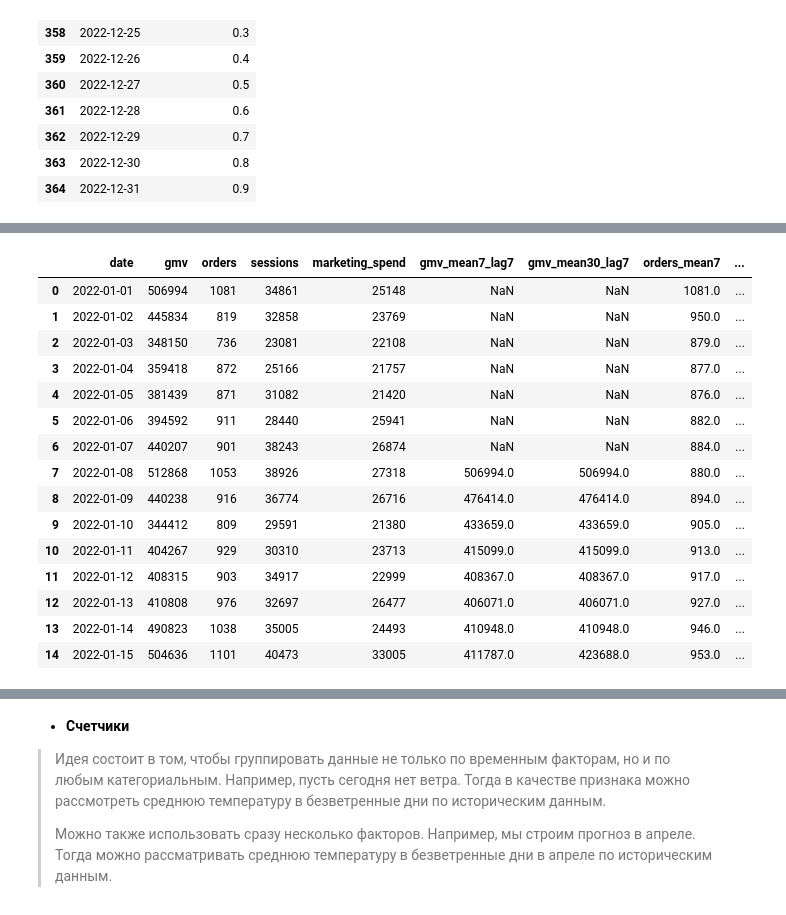
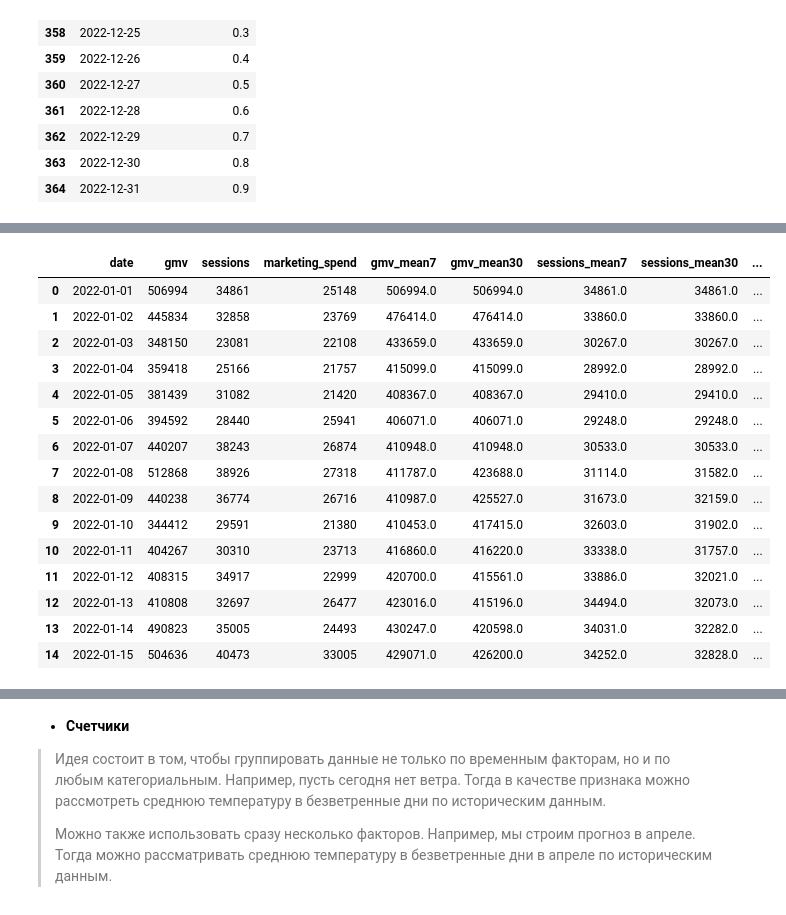
Before and after one commit to RabochiyYan/Ozon_test, a Jupyter notebook: Task_1.1.ipynb, the cells around one changed output, grey strips where cells are left out. Drawn from its saved outputs; the diff is of its cells as text; code cells hidden in the pictures.

```diff
--- a/Task_1.1.ipynb
+++ b/Task_1.1.ipynb
@@ -406,6 +434,0 @@ df_test[['date','holiday_proximity']][(df_test['month']==12) & (df_test['year']=
-# %%
-df2 = df.copy(deep=True)
-
-lags_target = [7, 14, 28, 365]
-for lag in lags_target:
-    df2[f"gmv_lag_{lag}"] = df2["gmv"].shift(lag)
@@ -431,4 +435,4 @@ df2.head(15)
 # %%
-numeric_columns = df.columns[1:5]
+numeric_columns = df.columns[1:4]
 numeric_columns
 # %% [output]
@@ -436,6 +440,7 @@ Index(['gmv', 'orders', 'sessions', 'marketing_spend'], dtype='object')
 # %%
+df2 = df_test.copy(deep=True)
 lags_numeric = [1,2,7, 14, 28, 365]
 for lag in lags_numeric:
-    for col in numeric_columns[1:]:
+    for col in numeric_columns:
         df2[f"{col}_lag_{lag}"] = df2[col].shift(lag)
 # %%
@@ -506,23 +480,24 @@ df3[['date', 'gmv', 'gmv_mean7_lag7', 'gmv_mean30_lag7']].head(15)
 # %%
-for col in numeric_columns[1:]:
+df3 = df2.copy(deep=True)
+for col in numeric_columns:
     df3[f'{col}_mean7'] = df2[col].rolling(window=7, min_periods=1).mean().round(0)
     df3[f'{col}_mean30'] = df2[col].rolling(window=30, min_periods=1).mean().round(0)
 # %%
-df3[list(df2.columns[:5])+list(df3.columns[-8:])].head(15)
+df3[list(df2.columns[:4])+list(df3.columns[-6:])].head(15)
 # %% [output]
-|  | date | gmv | orders | sessions | marketing_spend | gmv_mean7_lag7 | gmv_mean30_lag7 | orders_mean7 | ... |
-| 0 | 2022-01-01 | 506994 | 1081 | 34861 | 25148 | NaN | NaN | 1081.0 | ... |
-| 1 | 2022-01-02 | 445834 | 819 | 32858 | 23769 | NaN | NaN | 950.0 | ... |
-| 2 | 2022-01-03 | 348150 | 736 | 23081 | 22108 | NaN | NaN | 879.0 | ... |
-| 3 | 2022-01-04 | 359418 | 872 | 25166 | 21757 | NaN | NaN | 877.0 | ... |
-| 4 | 2022-01-05 | 381439 | 871 | 31082 | 21420 | NaN | NaN | 876.0 | ... |
-| 5 | 2022-01-06 | 394592 | 911 | 28440 | 25941 | NaN | NaN | 882.0 | ... |
-| 6 | 2022-01-07 | 440207 | 901 | 38243 | 26874 | NaN | NaN | 884.0 | ... |
-| 7 | 2022-01-08 | 512868 | 1053 | 38926 | 27318 | 506994.0 | 506994.0 | 880.0 | ... |
-| 8 | 2022-01-09 | 440238 | 916 | 36774 | 26716 | 476414.0 | 476414.0 | 894.0 | ... |
-| 9 | 2022-01-10 | 344412 | 809 | 29591 | 21380 | 433659.0 | 433659.0 | 905.0 | ... |
-| 10 | 2022-01-11 | 404267 | 929 | 30310 | 23713 | 415099.0 | 415099.0 | 913.0 | ... |
-| 11 | 2022-01-12 | 408315 | 903 | 34917 | 22999 | 408367.0 | 408367.0 | 917.0 | ... |
-| 12 | 2022-01-13 | 410808 | 976 | 32697 | 26477 | 406071.0 | 406071.0 | 927.0 | ... |
-| 13 | 2022-01-14 | 490823 | 1038 | 35005 | 24493 | 410948.0 | 410948.0 | 946.0 | ... |
-| 14 | 2022-01-15 | 504636 | 1101 | 40473 | 33005 | 411787.0 | 423688.0 | 953.0 | ... |
+|  | date | gmv | sessions | marketing_spend | gmv_mean7 | gmv_mean30 | sessions_mean7 | sessions_mean30 | ... |
+| 0 | 2022-01-01 | 506994 | 34861 | 25148 | 506994.0 | 506994.0 | 34861.0 | 34861.0 | ... |
+| 1 | 2022-01-02 | 445834 | 32858 | 23769 | 476414.0 | 476414.0 | 33860.0 | 33860.0 | ... |
+| 2 | 2022-01-03 | 348150 | 23081 | 22108 | 433659.0 | 433659.0 | 30267.0 | 30267.0 | ... |
+| 3 | 2022-01-04 | 359418 | 25166 | 21757 | 415099.0 | 415099.0 | 28992.0 | 28992.0 | ... |
+| 4 | 2022-01-05 | 381439 | 31082 | 21420 | 408367.0 | 408367.0 | 29410.0 | 29410.0 | ... |
+| 5 | 2022-01-06 | 394592 | 28440 | 25941 | 406071.0 | 406071.0 | 29248.0 | 29248.0 | ... |
+| 6 | 2022-01-07 | 440207 | 38243 | 26874 | 410948.0 | 410948.0 | 30533.0 | 30533.0 | ... |
+| 7 | 2022-01-08 | 512868 | 38926 | 27318 | 411787.0 | 423688.0 | 31114.0 | 31582.0 | ... |
+| 8 | 2022-01-09 | 440238 | 36774 | 26716 | 410987.0 | 425527.0 | 31673.0 | 32159.0 | ... |
+| 9 | 2022-01-10 | 344412 | 29591 | 21380 | 410453.0 | 417415.0 | 32603.0 | 31902.0 | ... |
+| 10 | 2022-01-11 | 404267 | 30310 | 23713 | 416860.0 | 416220.0 | 33338.0 | 31757.0 | ... |
+| 11 | 2022-01-12 | 408315 | 34917 | 22999 | 420700.0 | 415561.0 | 33886.0 | 32021.0 | ... |
+| 12 | 2022-01-13 | 410808 | 32697 | 26477 | 423016.0 | 415196.0 | 34494.0 | 32073.0 | ... |
+| 13 | 2022-01-14 | 490823 | 35005 | 24493 | 430247.0 | 420598.0 | 34031.0 | 32282.0 | ... |
+| 14 | 2022-01-15 | 504636 | 40473 | 33005 | 429071.0 | 426200.0 | 34252.0 | 32828.0 | ... |
```
Also changed, not shown: parts of 73 cells of this notebook, 2 other files.
